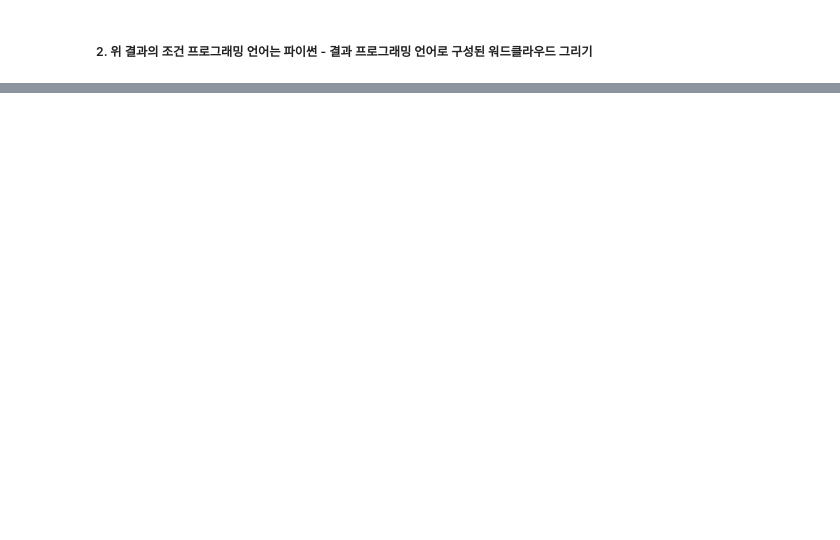
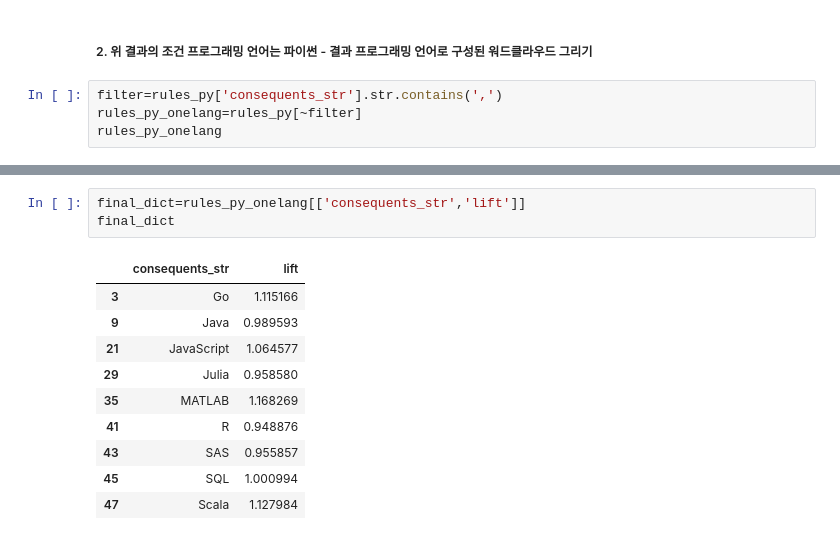
Before and after one commit to sojoyfulyouth/Pandas_DataAnalysis, a Jupyter notebook: Chap09/Developer_Code.ipynb, the cells around one changed output, grey strips where cells are left out. Saved outputs shown, nothing was run; the diff lists cells and outputs as text; blank space fills up the shorter version.

```diff
--- a/Chap09/Developer_Code.ipynb
+++ b/Chap09/Developer_Code.ipynb
@@ -761,2 +865,6 @@ heatmap = sns.heatmap(revised_rules_df, annot=True)
 # %% [markdown]
 ##### 2. 위 결과의 조건 프로그래밍 언어는 파이썬 - 결과 프로그래밍 언어로 구성된 워드클라우드 그리기
+# %%
+filter=rules_py['consequents_str'].str.contains(',')
+rules_py_onelang=rules_py[~filter]
+rules_py_onelang
@@ -762,0 +882,14 @@ heatmap = sns.heatmap(revised_rules_df, annot=True)
+# %%
+final_dict=rules_py_onelang[['consequents_str','lift']]
+final_dict
+# %% [output]
+|  | consequents_str | lift |
+| 3 | Go | 1.115166 |
+| 9 | Java | 0.989593 |
+| 21 | JavaScript | 1.064577 |
+| 29 | Julia | 0.958580 |
+| 35 | MATLAB | 1.168269 |
+| 41 | R | 0.948876 |
+| 43 | SAS | 0.955857 |
+| 45 | SQL | 1.000994 |
+| 47 | Scala | 1.127984 |
```
Also changed, not shown: parts of 9 cells of this notebook.
